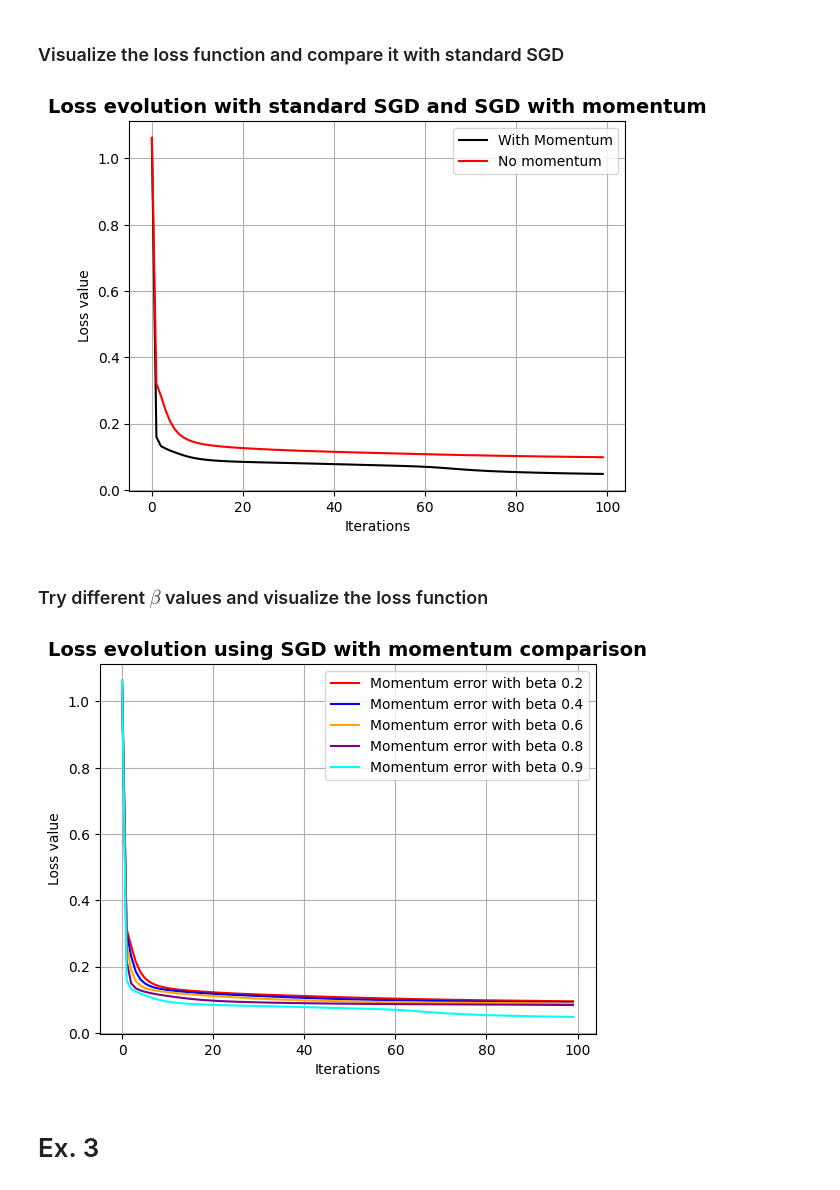
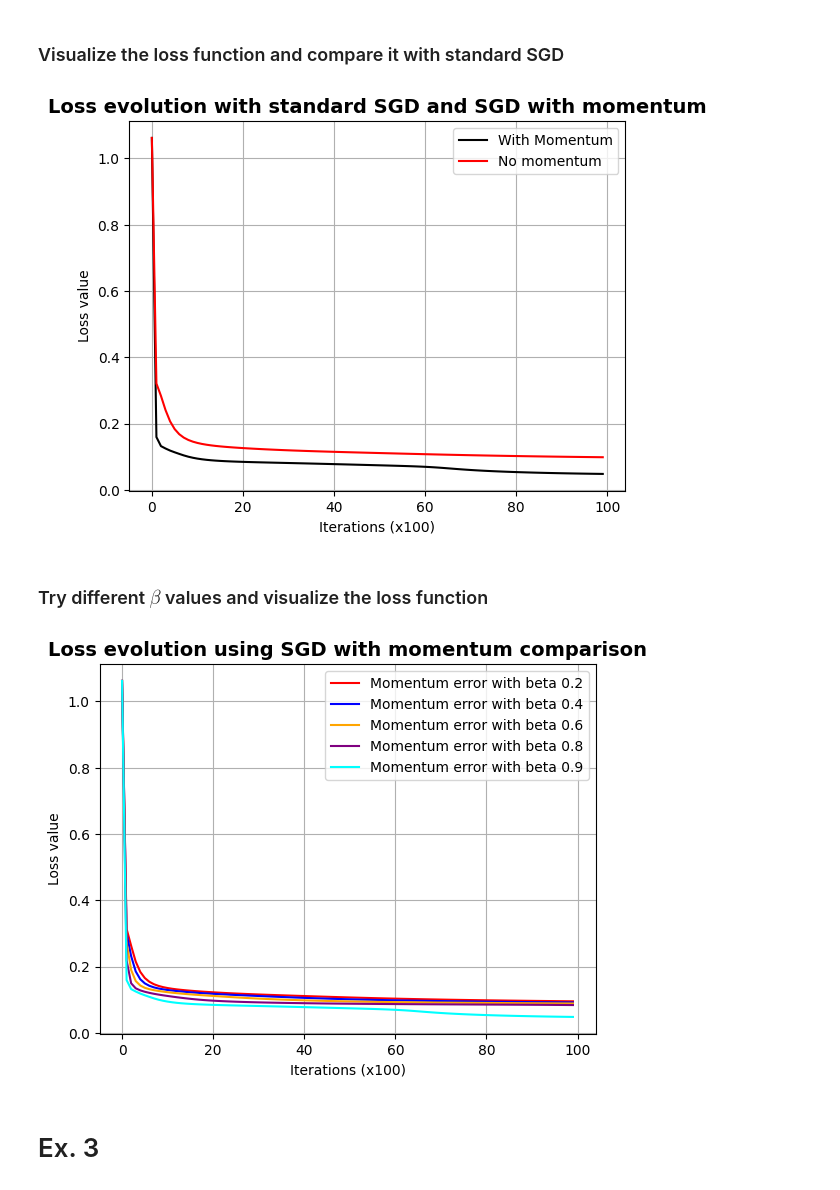
Before and after one commit to Alejandro-FA/UPF-Deep_Learning, a Jupyter notebook: P1/P1-Questions.ipynb, the cells around one changed output. Drawn from its saved outputs; the diff is of its cells as text; code cells hidden in the pictures.

```diff
--- a/P1/P1-Questions.ipynb
+++ b/P1/P1-Questions.ipynb
@@ -366,7 +376,7 @@ fig6 = plt.figure(6)
 plt.plot(momentum_list_loss, color="black", label="With Momentum")
 plt.plot(train_list_loss, color="red", label="No momentum")
 plt.title("Loss evolution with standard SGD and SGD with momentum", fontsize=14, fontweight="bold")
-plt.xlabel("Iterations")
+plt.xlabel('Iterations (x100)')
 plt.ylabel("Loss value")
 plt.grid()
 plt.legend()
@@ -374,41 +384,41 @@ if save_figure:
     plt.savefig(f"{results_path}fig6.png", dpi=300)
 plt.show()
 # %% [output]
-[figure, old version]
+[figure, new version]
 # %% [markdown]
 ### Try different $\beta$ values and visualize the loss function
 # %%
 ## Tests for different values of beta
 ## We can do it this way since we are using a fixed random seed
 fig7 = plt.figure(7)
 betas = [0.2, 0.4, 0.6, 0.8, 0.9]
 colors = ["red", "blue", "orange", "purple", "cyan"]
 assert len(betas) == len(colors)
 losses = {}
 
 #Train network with the data:
 for b in betas:
     np.random.seed(seed_value)
     NN_momentum = MLP(hiddenNode=20)
     temp_loss = train_woptimizer(NN_momentum, X_train_norm, C_train, epoch=10000, optim=OptimMom(learning_rate=0.01, beta=b))
     losses[b] = temp_loss
 
 i = 0
 for beta in losses:
     col = (np.random.random(), np.random.random(), np.random.random())
     plt.plot(losses[beta], color=colors[i], label=f"Momentum error with beta {beta}")
     i += 1
 
 plt.title("Loss evolution using SGD with momentum comparison", fontsize=14, fontweight="bold")
-plt.xlabel("Iterations")
+plt.xlabel('Iterations (x100)')
 plt.ylabel("Loss value")
 plt.grid()
 plt.legend()
 if save_figure:
     plt.savefig(f"{results_path}fig7.png", dpi=300)
 plt.show()
 # %% [output]
-[figure, old version]
+[figure, new version]
 # %% [markdown]
 # Ex. 3
 # %% [markdown]
```
Also changed, not shown: parts of 16 cells of this notebook, 8 other files.
